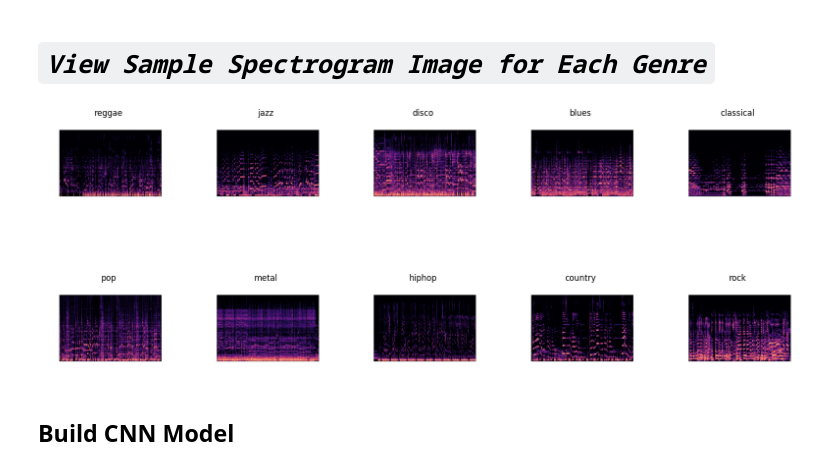
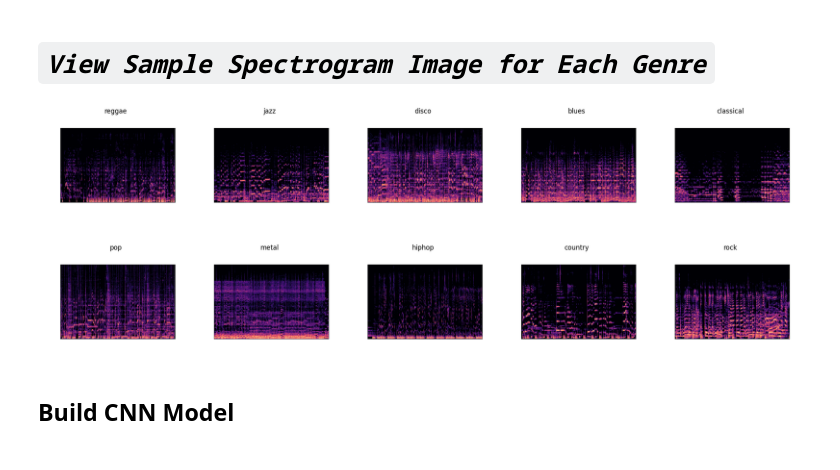
Before and after one commit to chalachew-mulu/Deep-Learning-Project, a Jupyter notebook: Deep_Learning_Project.ipynb, the cells around one changed output. Cells and saved outputs as stored; diff of their text form; code cells hidden in the pictures.

```diff
--- a/Deep_Learning_Project.ipynb
+++ b/Deep_Learning_Project.ipynb
@@ -44,28 +44,39 @@ genres = ['blues', 'classical', 'country', 'disco', 'hiphop', 'jazz', 'metal', '
 # *`View Sample Spectrogram Image for Each Genre`*
 # %%
 import os
-from PIL import Image#this module is used to open, manipulate and save image files in various formats.
+from PIL import Image
 
+# List all the genres in the GTZAN directory and convert them to lowercase
 genres = os.listdir(GTZAN)
 genres = [genre.lower() for genre in genres]
 
+# Create a plot with 2 rows and 5 columns, and set the figure size
 fig, axs = plt.subplots(nrows=2, ncols=5, figsize=(20, 8))
 
-for i in range(len(genres)):#iterate through the genres
+# Iterate through each genre
+for i in range(len(genres)):
+    # Determine the row and column index of the subplot
     row = i // 5
-    col = i % 5# initializing col var
-    genre_path = os.path.join(GTZAN, genres[i].lower())# geting the genre path and assigning for genre_path var
-    image_path = os.path.join(genre_path, os.listdir(genre_path)[0])# geting the image path  for
+    col = i % 5
+    # Get the path to the genre directory and the path to the first image in the genre directory
+    genre_path = os.path.join(GTZAN, genres[i].lower())
+    image_path = os.path.join(genre_path, os.listdir(genre_path)[0])
+    # Open the image and display it in the subplot
     image = Image.open(image_path)
     axs[row][col].imshow(image)
+    # Set the title of the subplot to the genre name and turn off the axis labels
     axs[row][col].set_title(genres[i])
     axs[row][col].axis('off')
 
-    # Save the image with 300dpi
+    # Save the image with 300dpi in the same directory with the genre name as the file name
     save_path = os.path.join(genre_path, f"{genres[i]}.png")
     image.save(save_path, dpi=(300, 300))
+
+# Adjust the spacing between the subplots and display the plot
+plt.tight_layout()
+plt.show()
 # %% [output]
-[figure, old version]
+[figure, new version]
 # %% [markdown]
 ## **Build CNN Model**
 # %%
```
